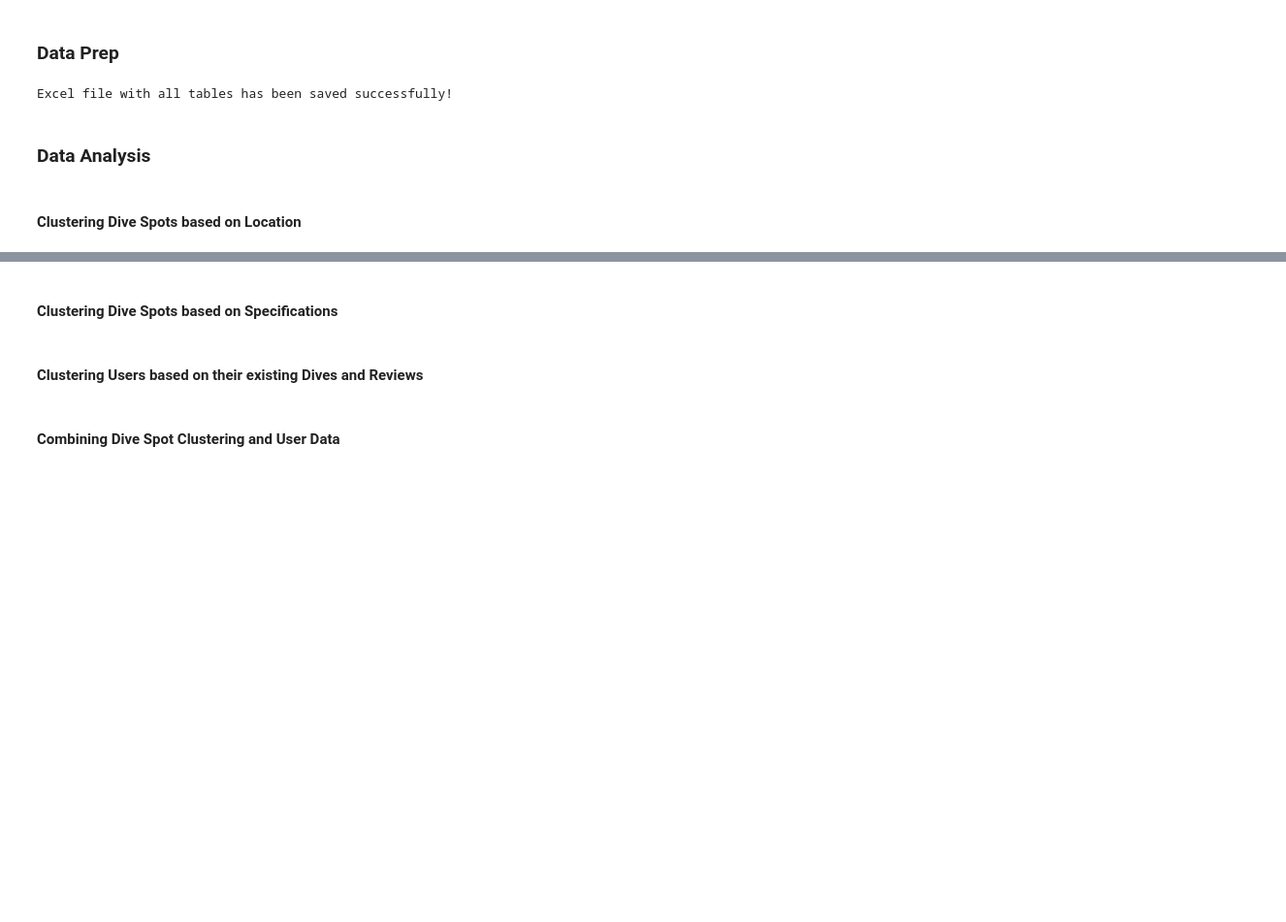
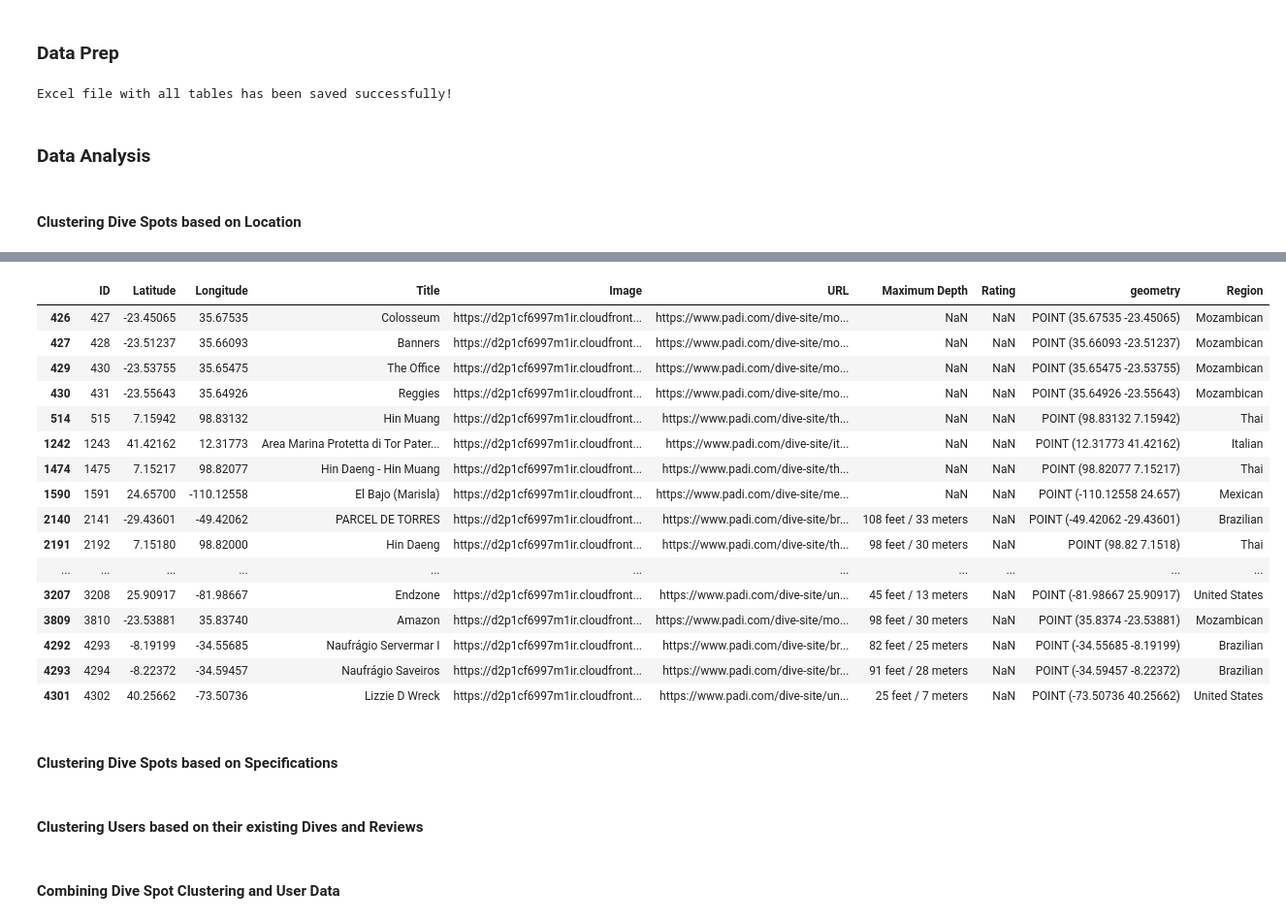
Before and after one commit to pvinnbru/data_integration, a Jupyter notebook: analysis/Analysis.ipynb, the cells around one changed output, grey strips where cells are left out. Shown: that part at 97% size. Cells and saved outputs as stored; diff of their text form; code cells hidden in the pictures; blank space fills up the shorter version.

Commit message:
Clzster and full data

```diff
--- a/analysis/Analysis.ipynb
+++ b/analysis/Analysis.ipynb
@@ -60,3 +60,12 @@ Excel file with all tables has been saved successfully!
 ### Data Analysis
 # %% [markdown]
 #### Clustering Dive Spots based on Location
+# %%
+import geopandas as gpd
+import pandas as pd
+from shapely.geometry import Point
+
+df = pd.read_excel("dive_sites_data.xlsx")
+
+# Lade das Shape-File mit den Regionen
+shape_data = gpd.read_file("World_24NM_v4_20231025/eez_24nm_v4.shp")
@@ -62,0 +88,10 @@ Excel file with all tables has been saved successfully!
+# %%
+# Entferne " 24 NM" am Ende jedes Eintrags in der Spalte "GEONAME"
+shape_data['GEONAME'] = shape_data['GEONAME'].str.replace(" 24 NM$", "", regex=True)
+
+# Überprüfe das Ergebnis
+print(shape_data[['GEONAME']].head())
+
+# Konvertiere die Shape-File-Koordinaten und den DataFrame in das gleiche CRS (Coordinate Reference System)
+shape_data = shape_data.to_crs("EPSG:4326")  # WGS 84 Koordinatensystem für lat/lon
+gdf_spots = gpd.GeoDataFrame(df, geometry=gpd.points_from_xy(df['Longitude'], df['Latitude']), crs="EPSG:4326")
@@ -62,0 +105,14 @@ Excel file with all tables has been saved successfully!
+# %%
+# Funktion zur Zuordnung der Region zu jedem Tauchspot
+def get_region(point):
+    for _, region in shape_data.iterrows():
+        if region.geometry.contains(point):
+            print(point)
+            return region['GEONAME']
+    return "undefined"
+
+# Neue Spalte mit Regionenwerten hinzufügen
+gdf_spots['Region'] = gdf_spots['geometry'].apply(get_region)
+
+# Ergebnis anzeigen
+gdf_spots[['ID', 'Title', 'Region']]
@@ -63,3 +153,23 @@ Excel file with all tables has been saved successfully!
+# %%
+gdf_spots[gdf_spots["Region"] != "undefined"]
+# %% [output]
+|  | ID | Latitude | Longitude | Title | Image | URL | Maximum Depth | Rating | geometry | Region |
+| 426 | 427 | -23.45065 | 35.67535 | Colosseum | https://d2p1cf6997m1ir.cloudfront... | https://www.padi.com/dive-site/mo... | NaN | NaN | POINT (35.67535 -23.45065) | Mozambican |
+| 427 | 428 | -23.51237 | 35.66093 | Banners | https://d2p1cf6997m1ir.cloudfront... | https://www.padi.com/dive-site/mo... | NaN | NaN | POINT (35.66093 -23.51237) | Mozambican |
+| 429 | 430 | -23.53755 | 35.65475 | The Office | https://d2p1cf6997m1ir.cloudfront... | https://www.padi.com/dive-site/mo... | NaN | NaN | POINT (35.65475 -23.53755) | Mozambican |
+| 430 | 431 | -23.55643 | 35.64926 | Reggies | https://d2p1cf6997m1ir.cloudfront... | https://www.padi.com/dive-site/mo... | NaN | NaN | POINT (35.64926 -23.55643) | Mozambican |
+| 514 | 515 | 7.15942 | 98.83132 | Hin Muang | https://d2p1cf6997m1ir.cloudfront... | https://www.padi.com/dive-site/th... | NaN | NaN | POINT (98.83132 7.15942) | Thai |
+| 1242 | 1243 | 41.42162 | 12.31773 | Area Marina Protetta di Tor Pater... | https://d2p1cf6997m1ir.cloudfront... | https://www.padi.com/dive-site/it... | NaN | NaN | POINT (12.31773 41.42162) | Italian |
+| 1474 | 1475 | 7.15217 | 98.82077 | Hin Daeng - Hin Muang | https://d2p1cf6997m1ir.cloudfront... | https://www.padi.com/dive-site/th... | NaN | NaN | POINT (98.82077 7.15217) | Thai |
+| 1590 | 1591 | 24.65700 | -110.12558 | El Bajo (Marisla) | https://d2p1cf6997m1ir.cloudfront... | https://www.padi.com/dive-site/me... | NaN | NaN | POINT (-110.12558 24.657) | Mexican |
+| 2140 | 2141 | -29.43601 | -49.42062 | PARCEL DE TORRES | https://d2p1cf6997m1ir.cloudfront... | https://www.padi.com/dive-site/br... | 108 feet / 33 meters | NaN | POINT (-49.42062 -29.43601) | Brazilian |
+| 2191 | 2192 | 7.15180 | 98.82000 | Hin Daeng | https://d2p1cf6997m1ir.cloudfront... | https://www.padi.com/dive-site/th... | 98 feet / 30 meters | NaN | POINT (98.82 7.1518) | Thai |
+| ... | ... | ... | ... | ... | ... | ... | ... | ... | ... | ... |
+| 3207 | 3208 | 25.90917 | -81.98667 | Endzone | https://d2p1cf6997m1ir.cloudfront... | https://www.padi.com/dive-site/un... | 45 feet / 13 meters | NaN | POINT (-81.98667 25.90917) | United States |
+| 3809 | 3810 | -23.53881 | 35.83740 | Amazon | https://d2p1cf6997m1ir.cloudfront... | https://www.padi.com/dive-site/mo... | 98 feet / 30 meters | NaN | POINT (35.8374 -23.53881) | Mozambican |
+| 4292 | 4293 | -8.19199 | -34.55685 | Naufrágio Servermar I | https://d2p1cf6997m1ir.cloudfront... | https://www.padi.com/dive-site/br... | 82 feet / 25 meters | NaN | POINT (-34.55685 -8.19199) | Brazilian |
+| 4293 | 4294 | -8.22372 | -34.59457 | Naufrágio Saveiros | https://d2p1cf6997m1ir.cloudfront... | https://www.padi.com/dive-site/br... | 91 feet / 28 meters | NaN | POINT (-34.59457 -8.22372) | Brazilian |
+| 4301 | 4302 | 40.25662 | -73.50736 | Lizzie D Wreck | https://d2p1cf6997m1ir.cloudfront... | https://www.padi.com/dive-site/un... | 25 feet / 7 meters | NaN | POINT (-73.50736 40.25662) | United States |
 # %% [markdown]
 #### Clustering Dive Spots based on Specifications
 # %% [markdown]
```
Also changed, not shown: parts of 4 cells of this notebook, 18 other files.
